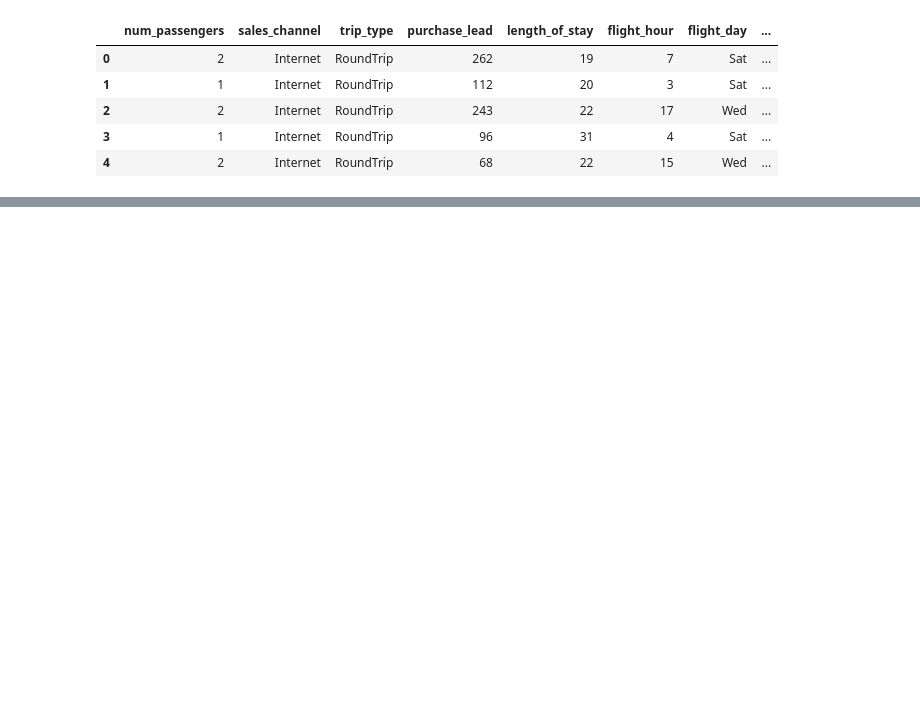
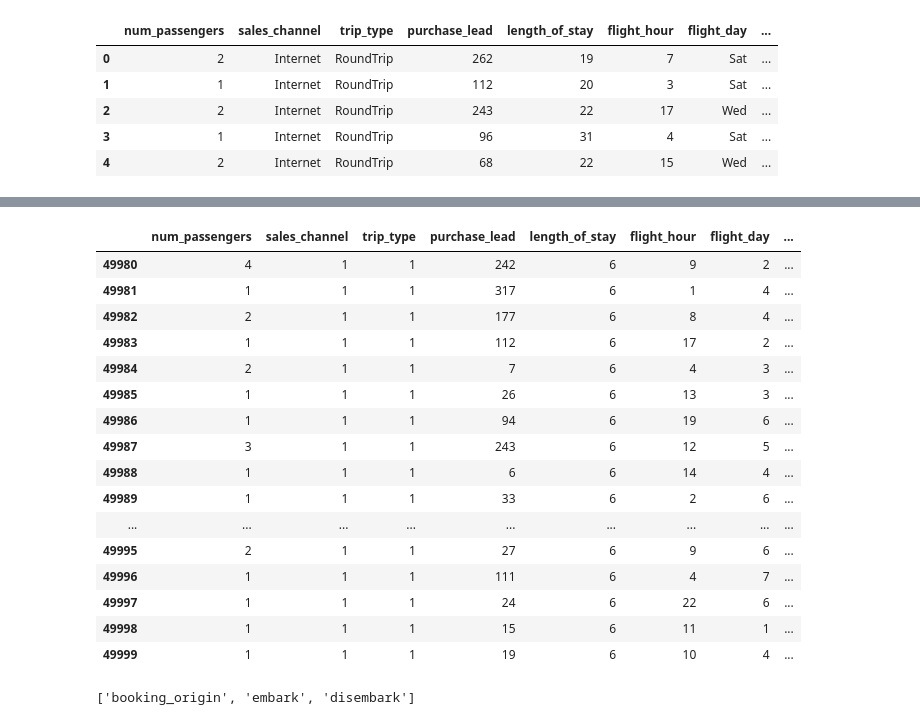
Before and after one commit to DOMINION-JOHN1/British-Airways, a Jupyter notebook: Customer data.ipynb, the cells around one changed output, grey strips where cells are left out. Drawn from its saved outputs; the diff is of its cells as text; code cells hidden in the pictures; blank space fills up the shorter version.

```diff
--- a/Customer data.ipynb
+++ b/Customer data.ipynb
@@ -16,0 +41,12 @@ df.head()
+# %%
+mapping = {
+    "Mon": 1,
+    "Tue": 2,
+    "Wed": 3,
+    "Thu": 4,
+    "Fri": 5,
+    "Sat": 6,
+    "Sun": 7,
+}
+
+df["flight_day"] = df["flight_day"].map(mapping)
@@ -16,0 +96,5 @@ df.head()
+# %%
+df['embark'] = df['route'].apply(lambda x: x[:3])
+df['disembark'] = df['route'].apply(lambda x: x[3:])
+df.drop('route', axis=1, inplace=True)
+df.tail()
@@ -16,0 +108,4 @@ df.head()
+# %%
+mapping = {"Internet": 1, "Mobile": 2}
+df["sales_channel"] = df["sales_channel"].map(mapping)
+df.tail()
@@ -16,0 +119,4 @@ df.head()
+# %%
+mapping = {"RoundTrip": 1, "CircleTrip": 2, "OneWay":3}
+df["trip_type"] = df["trip_type"].map(mapping)
+df.tail()
@@ -16,0 +130,25 @@ df.head()
+# %%
+df['booking_origin'] = df['booking_origin'].replace(to_replace='(not set)', value='Missing')
+df.tail(20)
+# %% [output]
+|  | num_passengers | sales_channel | trip_type | purchase_lead | length_of_stay | flight_hour | flight_day | ... |
+| 49980 | 4 | 1 | 1 | 242 | 6 | 9 | 2 | ... |
+| 49981 | 1 | 1 | 1 | 317 | 6 | 1 | 4 | ... |
+| 49982 | 2 | 1 | 1 | 177 | 6 | 8 | 4 | ... |
+| 49983 | 1 | 1 | 1 | 112 | 6 | 17 | 2 | ... |
+| 49984 | 2 | 1 | 1 | 7 | 6 | 4 | 3 | ... |
+| 49985 | 1 | 1 | 1 | 26 | 6 | 13 | 3 | ... |
+| 49986 | 1 | 1 | 1 | 94 | 6 | 19 | 6 | ... |
+| 49987 | 3 | 1 | 1 | 243 | 6 | 12 | 5 | ... |
+| 49988 | 1 | 1 | 1 | 6 | 6 | 14 | 4 | ... |
+| 49989 | 1 | 1 | 1 | 33 | 6 | 2 | 6 | ... |
+| ... | ... | ... | ... | ... | ... | ... | ... | ... |
+| 49995 | 2 | 1 | 1 | 27 | 6 | 9 | 6 | ... |
+| 49996 | 1 | 1 | 1 | 111 | 6 | 4 | 7 | ... |
+| 49997 | 1 | 1 | 1 | 24 | 6 | 22 | 6 | ... |
+| 49998 | 1 | 1 | 1 | 15 | 6 | 11 | 1 | ... |
+| 49999 | 1 | 1 | 1 | 19 | 6 | 10 | 4 | ... |
+# %%
+cat_cols
+# %% [output]
+['booking_origin', 'embark', 'disembark']
```
Also changed, not shown: parts of 27 cells of this notebook.
